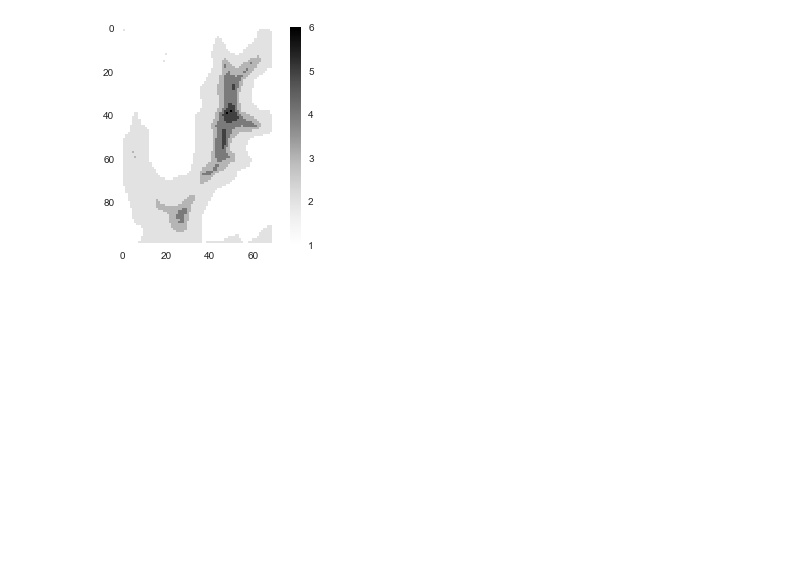
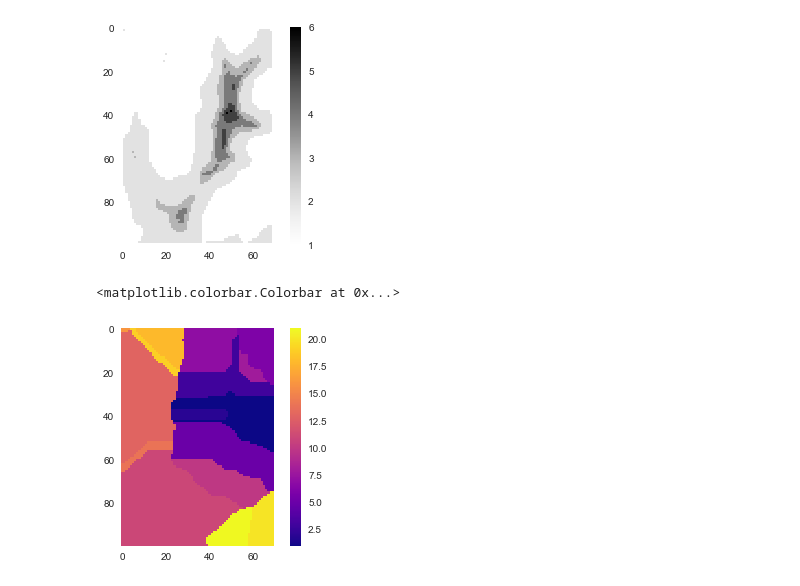
Before and after one commit to mdbartos/misc, a Jupyter notebook: notebooks/rsfm_2.ipynb, the cells around one changed output. Cells and saved outputs as stored; diff of their text form; code cells hidden in the pictures; blank space fills up the shorter version.

```diff
--- a/notebooks/rsfm_2.ipynb
+++ b/notebooks/rsfm_2.ipynb
@@ -183,5 +263,23 @@ for index in range(len(levels) - 1):
                     c[index][pair] = comm
             else:
                 c[index][pair] = comm
+# %%
+level = []
+subnum = []
+full = []
+n_i = 0
+
+for index, n in enumerate(ns):
+    s = np.arange(1, n + 1)
+    f = s + n_i
+    l = np.repeat(index, n)
+    subnum.append(s)
+    full.append(f)
+    level.append(l)
+    n_i += n
+level = np.concatenate(level)
+subnum = np.concatenate(subnum)
+full = np.concatenate(full)
+df = pd.DataFrame(np.column_stack([level, subnum]), index=full)
 # %%
 nodes = []
@@ -190,3 +287,10 @@ for index in range(len(levels)):
     nodes.append({})
     for i in range(1, ns[index] + 1):
         nodes[index][i] = Node(name=i, level=index)
+# %%
+# Figure out where each drop will end
+drop = skimage.morphology.watershed(dem, np.where(ws[0] > 0, ws[0], 0), mask=ws[1] > 0)
+for index in range(1, len(ws) - 1):
+    num_lower = sum(ns[:index])
+    base = drop + np.where((ws[index] > 0) & (drop == 0), num_lower + ws[index], 0)
+    drop = skimage.morphology.watershed(dem, base, mask=ws[index + 1] > 0)
@@ -261,3 +409,9 @@ plt.colorbar()
 # %% [output]
 <matplotlib.colorbar.Colorbar at 0x...>
 [figure]
+# %%
+plt.imshow(drop, zorder=1, cmap='plasma')
+plt.colorbar()
+# %% [output]
+<matplotlib.colorbar.Colorbar at 0x...>
+[figure, added]
```
Also changed, not shown: parts of 21 cells of this notebook.
